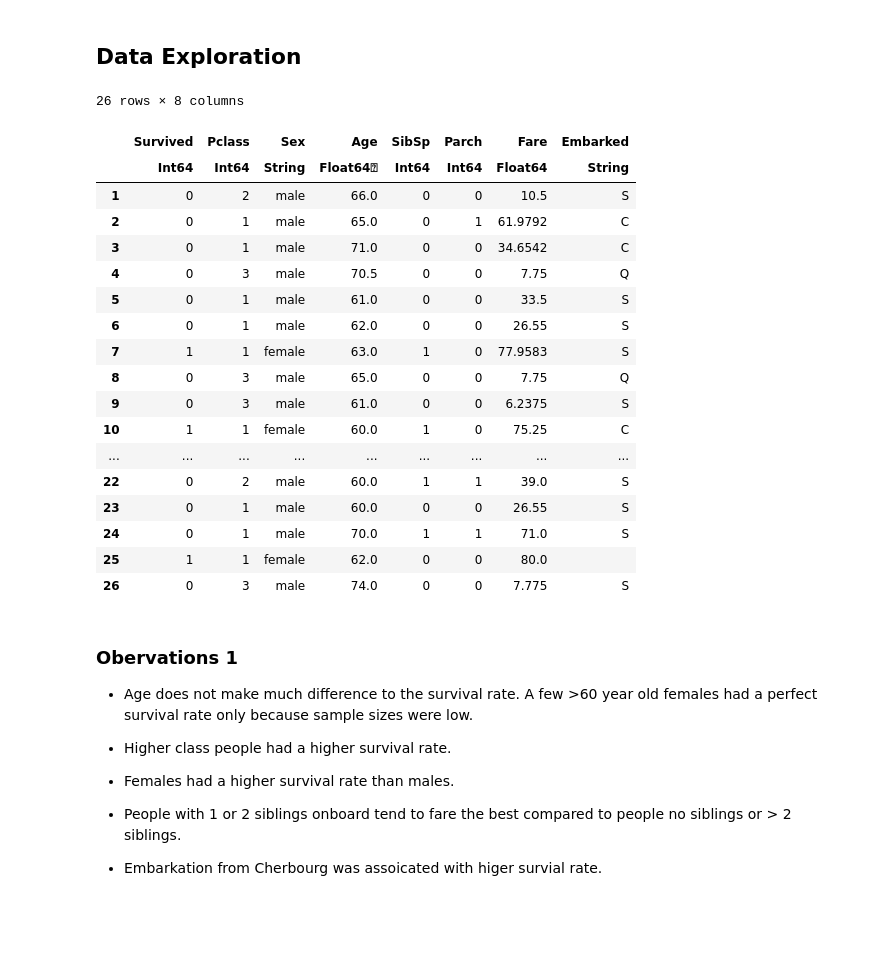
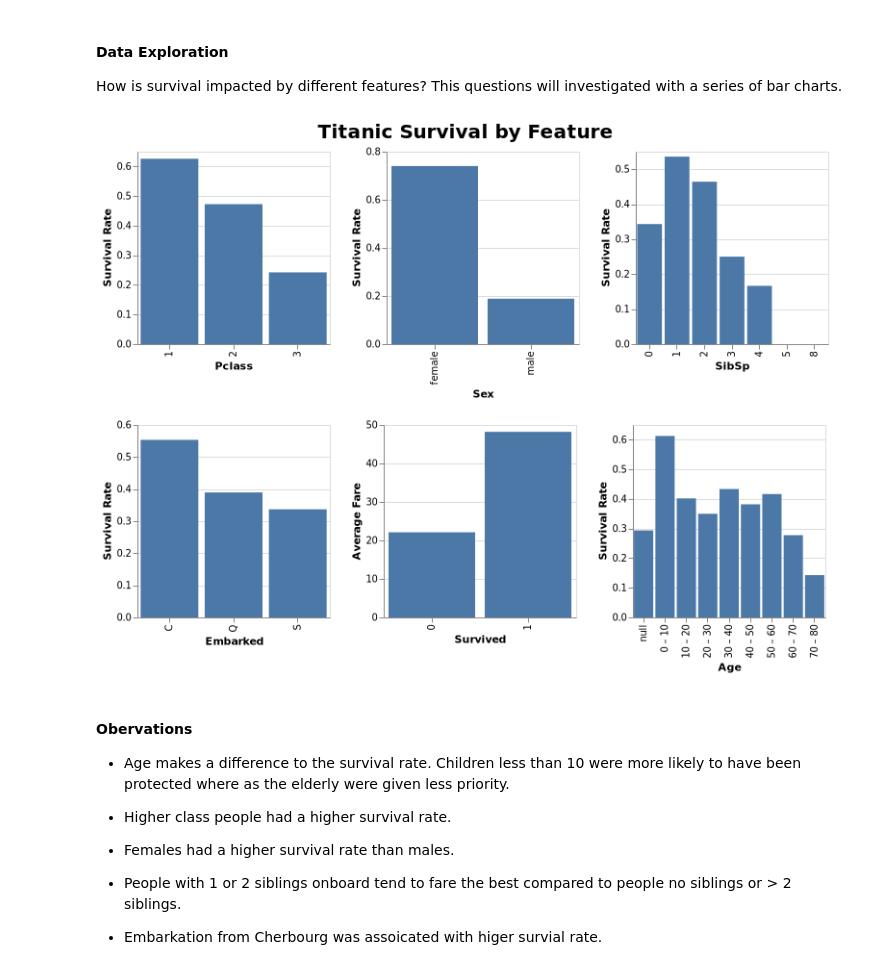
Before and after one commit to ronbactawar/Projects, a Jupyter notebook: titanic/Titanic.ipynb, the cells around one changed output. Cells and saved outputs as stored; diff of their text form; code cells hidden in the pictures; blank space fills up the shorter version.

Commit message:
revamped titanic project

```diff
--- a/titanic/Titanic.ipynb
+++ b/titanic/Titanic.ipynb
@@ -37,35 +78,14 @@ describe(titanic)
-# %% [markdown]
-## Data Exploration
+# %%
+# Filter out "" from Embarked
+titanic = titanic |> @filter(_.Embarked != "") |> DataFrame;
+# %% [markdown]
+#### Data Exploration
+How is survival impacted by different features?  This questions will investigated with a series of bar charts.
 # %%
 # Data For exploration
-
-titanic_e = Queryverse.load("/home/chigball/Data/train.csv") |>
+titanic_e = titanic |>
 @select(-:PassengerId, -:Name, -:Ticket, -:Cabin) |>
-@filter(isna(_.Embarked) == false) |>
-DataFrame
-
-
-titanic_e |> @filter(_.Age >= 60) |> DataFrame
+DataFrame;
-# %% [output]
-26 rows × 8 columns
-|  | Survived | Pclass | Sex | Age | SibSp | Parch | Fare | Embarked |
-|  | Int64 | Int64 | String | Float64⍰ | Int64 | Int64 | Float64 | String |
-| 1 | 0 | 2 | male | 66.0 | 0 | 0 | 10.5 | S |
-| 2 | 0 | 1 | male | 65.0 | 0 | 1 | 61.9792 | C |
-| 3 | 0 | 1 | male | 71.0 | 0 | 0 | 34.6542 | C |
-| 4 | 0 | 3 | male | 70.5 | 0 | 0 | 7.75 | Q |
-| 5 | 0 | 1 | male | 61.0 | 0 | 0 | 33.5 | S |
-| 6 | 0 | 1 | male | 62.0 | 0 | 0 | 26.55 | S |
-| 7 | 1 | 1 | female | 63.0 | 1 | 0 | 77.9583 | S |
-| 8 | 0 | 3 | male | 65.0 | 0 | 0 | 7.75 | Q |
-| 9 | 0 | 3 | male | 61.0 | 0 | 0 | 6.2375 | S |
-| 10 | 1 | 1 | female | 60.0 | 1 | 0 | 75.25 | C |
-| ... | ... | ... | ... | ... | ... | ... | ... | ... |
-| 22 | 0 | 2 | male | 60.0 | 1 | 1 | 39.0 | S |
-| 23 | 0 | 1 | male | 60.0 | 0 | 0 | 26.55 | S |
-| 24 | 0 | 1 | male | 70.0 | 1 | 1 | 71.0 | S |
-| 25 | 1 | 1 | female | 62.0 | 0 | 0 | 80.0 |  |
-| 26 | 0 | 3 | male | 74.0 | 0 | 0 | 7.775 | S |
 # %%
 ## Plot for Pclass
 p1 =
@@ -115,7 +135,6 @@ p4 =
 
 
 # Plot of Fare
-
 p5 = @vlplot(
   data = titanic_e,
   mark = :bar,
@@ -126,20 +145,24 @@ p5 = @vlplot(
 );
 
 # Plot of Age
-
 p6 = @vlplot(
   data = titanic_e,
   mark = :bar,
-  x = {"Sex:n", title = ""},
+  x = {"Age:n", bin = true, title = "Age"},
   y = {"mean(Survived)", title = "Survival Rate"},
-  column = {"Age", bin = true, title = "Survival by Age and Gender"},
-  color = "Sex:n"
-
+  height = 200,
+  width = 200
 );
+# %%
+# Plot titanic survival by feature
+@vlplot(title={text = "Titanic Survival by Feature", fontSize = 20, anchor = "middle"}) +
+[[p1 p2 p3 ]; [p4 p5 p6]]
+# %% [output]
+[figure, added]
 # %% [markdown]
-### Obervations 1
+#### Obervations
 
-* Age does not make much difference to the survival rate. A few >60 year old females had a perfect survival rate only because sample sizes were low.
+* Age makes a difference to the survival rate.  Children less than 10 were more likely to have been protected where as the elderly were given less priority.
 
 * Higher class people had a higher survival rate.
 
```
Also changed, not shown: parts of 42 cells of this notebook.
